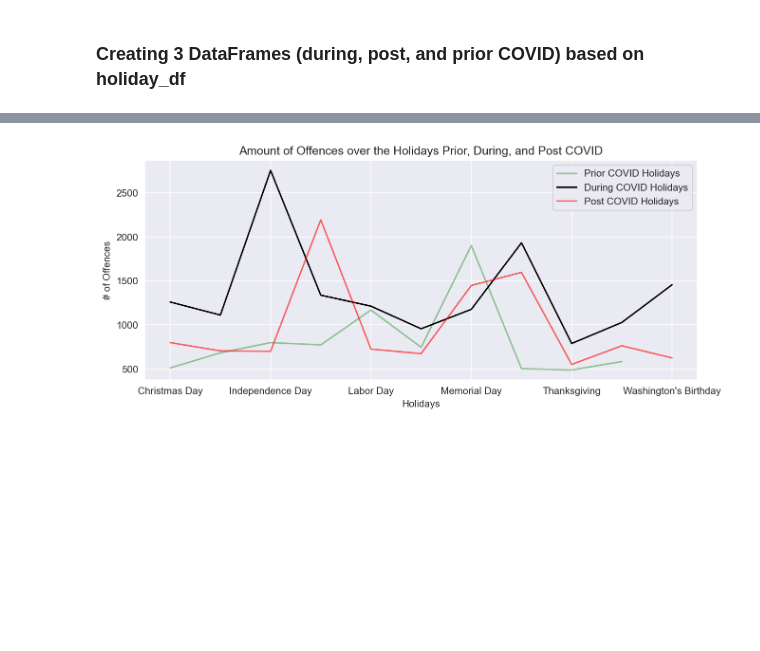
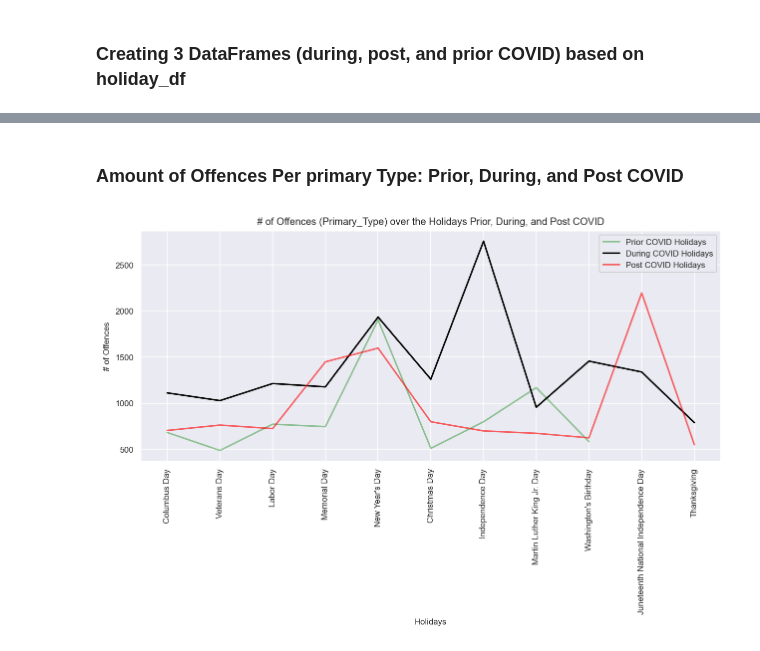
Before and after one commit to Kokolipa/crime_analysis, a Jupyter notebook: holiday_seasons/Analysis_Question3.ipynb, the cells around one changed output, grey strips where cells are left out. Drawn from its saved outputs; the diff is of its cells as text; code cells hidden in the pictures; blank space fills up the shorter version.

Commit message:
Adding visuals - Analysis

```diff
--- a/holiday_seasons/Analysis_Question3.ipynb
+++ b/holiday_seasons/Analysis_Question3.ipynb
@@ -10,13 +10,12 @@ import pandas as pd
 import os
 from zipfile import ZipFile
 import holidays
-from ydata_profiling import ProfileReport
 import matplotlib.pyplot as plt
 import numpy as np
 import seaborn as sns
 
 sns.set_style('darkgrid')
-plt.rcParams['font.size'] = 10
+plt.rcParams['font.size'] = 8
 plt.rcParams['figure.dpi'] = 150
 plt.rcParams['figure.figsize'] = (10, 4)
 # %%
@@ -184,11 +192,25 @@ holiday_df['COVID Period'] = np.select(conditions, choices, default ='None')
+# %% [markdown]
+### Amount of Offences Per primary Type: Prior, During, and Post COVID
 # %%
-holiday_df.loc[holiday_df['COVID Period'] == 'Prior COVID Holidays'].groupby(holiday_df['Holiday_name'])['Primary Type'].count().plot(label='Prior COVID Holidays', color='green', alpha=.4)
-holiday_df.loc[holiday_df['COVID Period'] == 'During COVID Holidays'].groupby(holiday_df['Holiday_name'])['Primary Type'].count().plot(label='During COVID Holidays', color='black')
-holiday_df.loc[holiday_df['COVID Period'] == 'Post COVID Holidays'].groupby(holiday_df['Holiday_name'])['Primary Type'].count().plot(label='Post COVID Holidays', color='red', alpha=.6)
+# Grouping Post, During, Prior data
+prior_covid_holidays = holiday_df.loc[holiday_df['COVID Period'] == 'Prior COVID Holidays'].groupby('Holiday_name')['Primary Type'].count()
+during_covid_holidays = holiday_df.loc[holiday_df['COVID Period'] == 'During COVID Holidays'].groupby('Holiday_name')['Primary Type'].count()
+post_covid_holidays = holiday_df.loc[holiday_df['COVID Period'] == 'Post COVID Holidays'].groupby('Holiday_name')['Primary Type'].count()
+
+# Combine all holiday names into a single set
+all_holidays = set(prior_covid_holidays.index).union(during_covid_holidays.index).union(post_covid_holidays.index)
+
+# Plot the line charts with the respective holiday names as x-axis labels
+prior_covid_holidays.reindex(all_holidays).plot(label='Prior COVID Holidays', color='green', alpha=0.4)
+during_covid_holidays.reindex(all_holidays).plot(label='During COVID Holidays', color='black')
+post_covid_holidays.reindex(all_holidays).plot(label='Post COVID Holidays', color='red', alpha=0.6)
+
+plt.xticks(range(len(all_holidays)), all_holidays, rotation=90)
 plt.xlabel('Holidays')
 plt.ylabel('# of Offences')
-plt.title("Amount of Offences over the Holidays Prior, During, and Post COVID")
+plt.title("# of Offences (Primary_Type) over the Holidays Prior, During, and Post COVID")
 plt.legend()
+
 plt.show()
 # %% [output]
-[figure, old version]
+[figure, new version]
```
Also changed, not shown: parts of 10 cells of this notebook.
